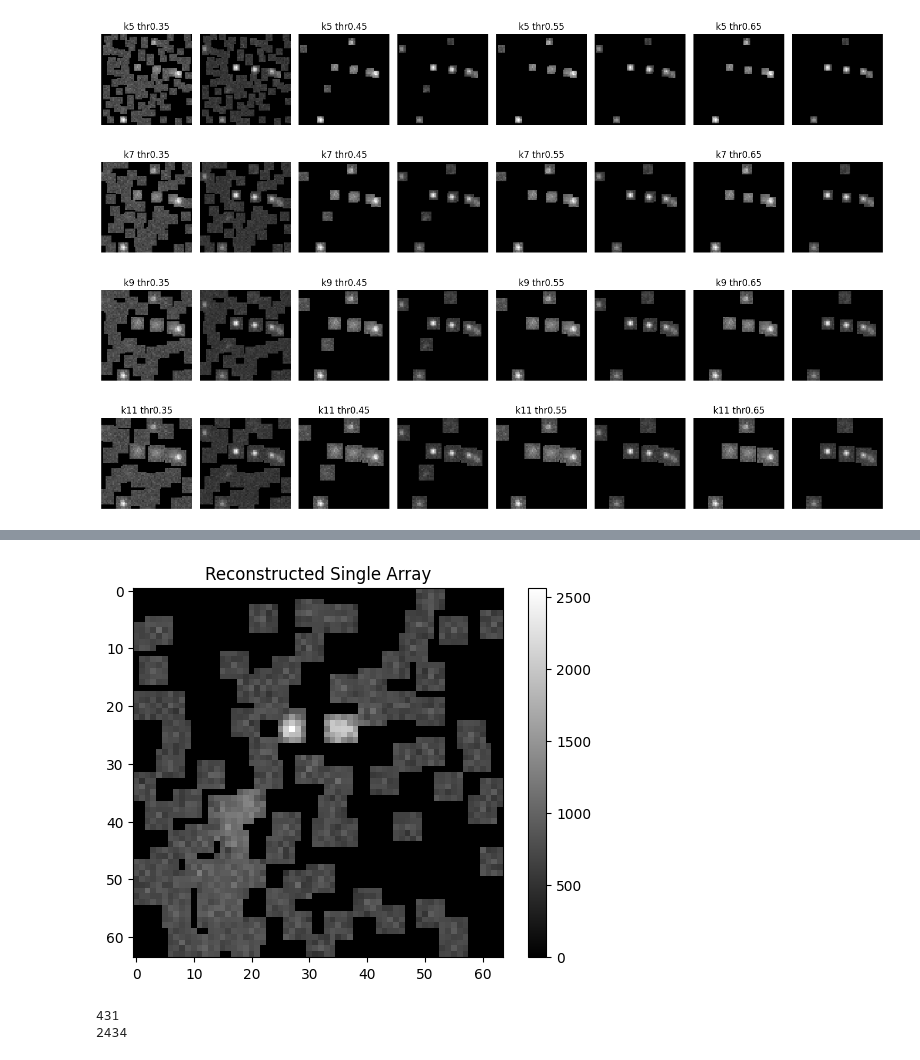
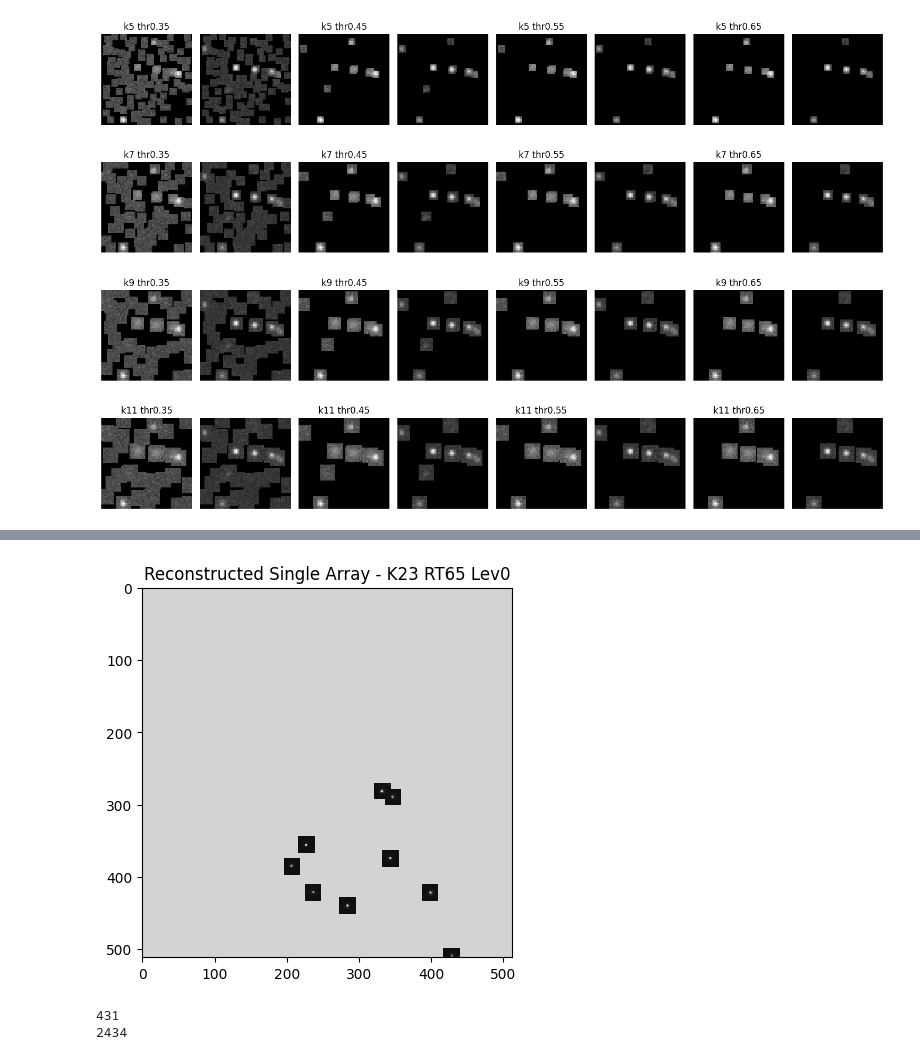
Before and after one commit to dgound/SPARZ, a Jupyter notebook: extra_code/plot_examples.ipynb, the cells around one changed output, grey strips where cells are left out. Cells and saved outputs as stored; diff of their text form; code cells hidden in the pictures.

Commit message:
Update plotting scripts to latest version

```diff
--- a/extra_code/plot_examples.ipynb
+++ b/extra_code/plot_examples.ipynb
@@ -103,29 +99,34 @@ Shape of the array under key 'coords': (3, 4046022)
 # %%
+import matplotlib.colors as mcolors
+
 def reconstruct_and_plot_single_npz(file_path):
     with np.load(file_path) as data:
         shape = tuple(data['shape'])
         fill_value = data['fill_value']
         coords = data['coords']
         sparse_data = data['data']
 
         full_array = np.full(shape, fill_value)
         for i, coord in enumerate(zip(*coords)):
             full_array[coord] = sparse_data[i]
 
-        # Select one image to display, here we choose the first image
-        selected_image = full_array[4]
+        # Select one image to display
+        selected_image = full_array[50]
 
-        plt.imshow(selected_image, cmap='gray',  interpolation='none')
-        plt.title("Reconstructed Single Array")
-        plt.colorbar()
+        # Define a custom colormap with light gray for the background
+        cmap = plt.cm.gray
+        cmap.set_under('lightgray')  # Set color for values below the colormap range
+
+        plt.imshow(selected_image, cmap=cmap, interpolation='none', norm=mcolors.Normalize(vmin=0.1, vmax=np.max(selected_image)))
+        plt.title(f"Reconstructed Single Array - K23 RT65 Lev0")
+       # plt.colorbar()
         plt.show()
 
-
 # Example usage
-file_path = "/Users/laurabreimann/Desktop/microtubule_data/sparz_k5_rt35_lev0/sequence-as-stack-MT0.N1.HD-BP-250.npz"
+file_path = "/Users/laurabreimann/Desktop/DNA-PAINT_2/sparz_k23_rt65_lev0/RawFramesforTraining_P5-IS_20pM.npz"
 reconstruct_and_plot_single_npz(file_path)
 # %% [output]
-[figure, old version]
+[figure, new version]
 # %%
 import matplotlib.pyplot as plt
 import matplotlib.gridspec as gridspec
```
Also changed, not shown: parts of 1 cell of this notebook, 2 other files.
